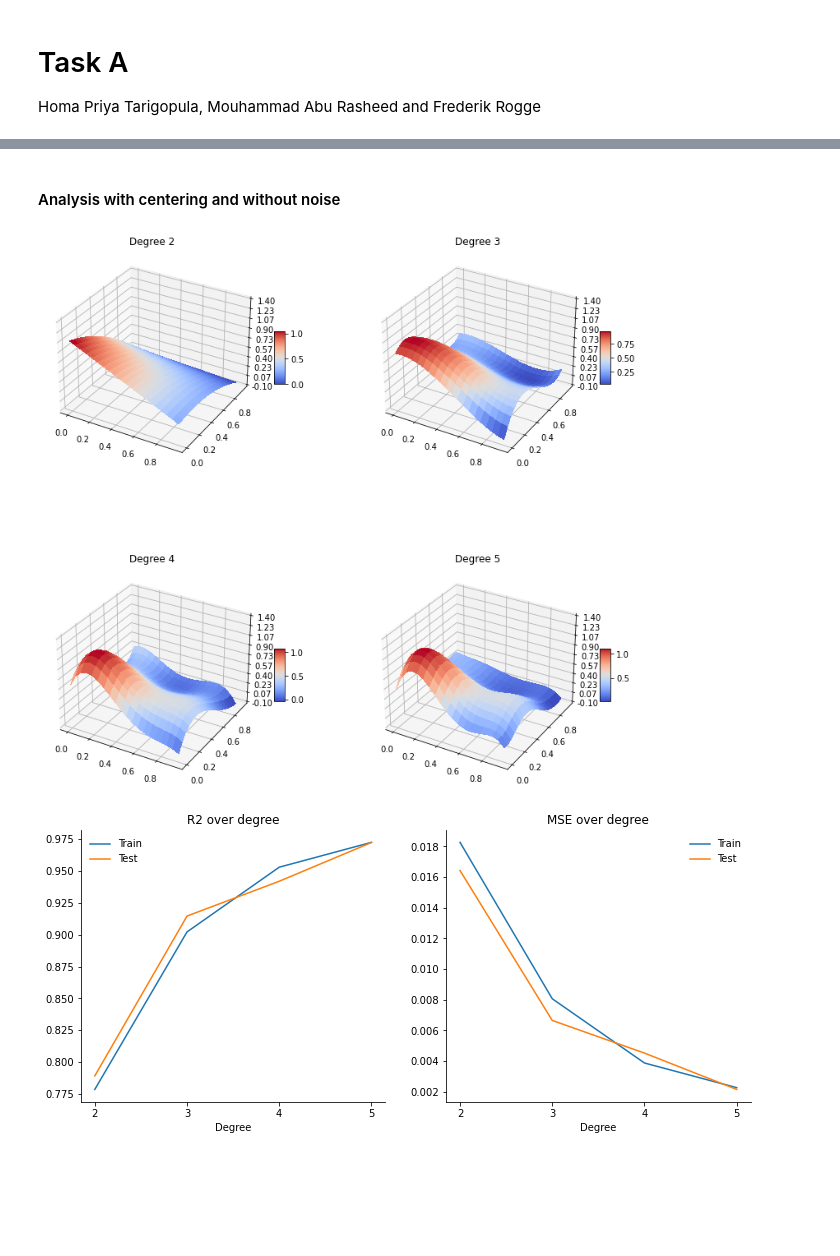
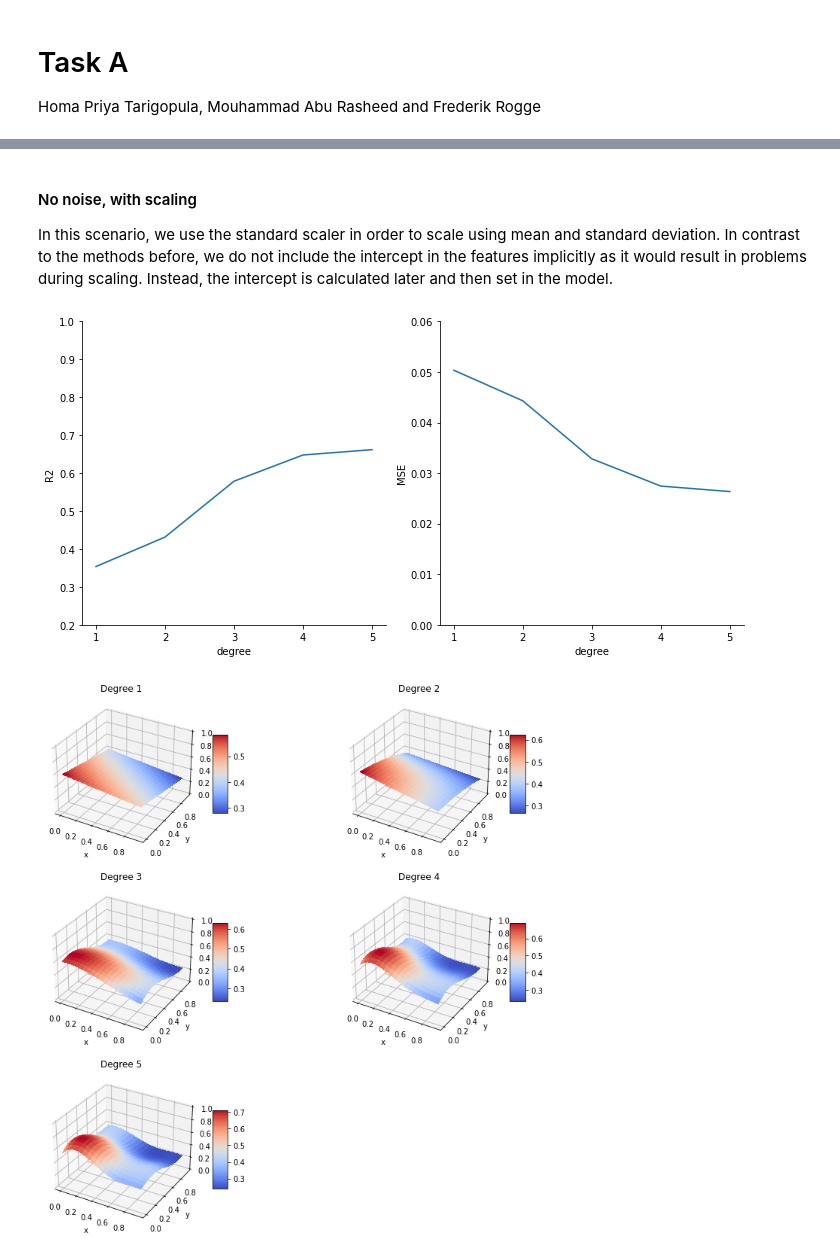
Before and after one commit to frederikrogge/compsci-project, a Jupyter notebook: Notebooks/task_a.ipynb, the cells around one changed output, grey strips where cells are left out. Cells and saved outputs as stored; diff of their text form; code cells hidden in the pictures; blank space fills up the shorter version.

```diff
--- a/Notebooks/task_a.ipynb
+++ b/Notebooks/task_a.ipynb
@@ -193,25 +168,68 @@ plot_metrics(rs, mse, degrees)
 # %% [markdown]
-#### Analysis with centering and without noise
+#### No noise, with scaling
+
+In this scenario, we use the standard scaler in order to scale using mean and standard deviation. In contrast to the methods before, we do not include the intercept in the features implicitly as it would result in problems during scaling. Instead, the intercept is calculated later and then set in the model.
 # %%
-# Specify degree of polynomial to be fitted
-degrees = [2, 3, 4, 5]
+degrees = [1, 2, 3, 4, 5]
+include_intercept = False
 
-# Perform OLS
-rs = []
-mse = []
+# Split dataset into train and test set
+X_train, X_test, y_train, y_test = train_test_split(features, labels, test_size=0.2, random_state=20)
+
+# Iterate over degrees
+mse_losses = []
+rs_scores = []
 predictions = []
 for d in degrees:
-    r2_train, r2_test, mse_train, mse_test, prediction = perform_ols(features, labels, d, normalize=True, scaling=False, add_noise=False)
-    rs.append([r2_train, r2_test])
-    mse.append([mse_train, mse_test])
-    predictions.append(prediction)
 
-# Plot predictions
-plot_predictions(x, y, predictions)
+    # Create polynomial features
+    poly = PolynomialFeatures(d, include_bias=include_intercept)
+    x_train = poly.fit_transform(X_train)
+    x_test = poly.transform(X_test)
+    x_pred = poly.transform(features)
 
-# Now, plot results to analyze
-plot_metrics(rs, mse, degrees)
+    # Scale data
+    scaler = StandardScaler(with_std=True)
+    x_train_scaled = scaler.fit_transform(x_train)
+    x_test_scaled = scaler.transform(x_test)
+
+    # Create model
+    model = LinearRegression(fit_intercept=include_intercept, dimension=x_train.shape[1])
+
+    # Fit model using matrix inversion
+    model.fit(x_train_scaled, y_train)
+    model.set_intercept(x_train, y_train)
+
+    # Get prediction on test data
+    y_hat = model.predict(x_test)
+
+    # Get mse loss and R2 score between test prediction and true labels
+    mse = MSE(y_test, y_hat)
+    r2 = R2(y_test, y_hat)
+
+    # Log
+    mse_losses.append(mse)
+    rs_scores.append(r2)
+    predictions.append(model.predict(x_pred).reshape(z.shape))
+
+
+fig, axes = plt.subplots(1, 2, figsize=(10, 5))
+plot_metric(y=rs_scores, x=degrees, x_label='degree', y_label='R2', ax=axes[0], y_limit=[0.2, 1])
+plot_metric(y=mse_losses, x=degrees, x_label='degree', y_label='MSE', ax=axes[1], y_limit=[0, 0.06])
+
+save_fig(fig, name='a_no-noise_scaling')
+# plt.show()
+
+fig = plt.figure(figsize=(13, 13))
+n = len(predictions)
+rows = np.ceil(n/2).astype(int)
+for i in range(n):
+    ax = fig.add_subplot(rows, 2, i+1, projection='3d')
+    plot_3d(x, y, predictions[i], title='Degree ' + str(i+1), show=False, figsize=(8, 8), ax=ax, fig=fig, z_limit=[0, 1])
+
+save_fig(fig, name='a_pred_no-noise_scaling')
+#plt.show()
 # %% [output]
-[figure, old version]
+[figure, new version]
-[figure, old version]
+[figure, new version]
 # %% [markdown]
```
Also changed, not shown: parts of 12 cells of this notebook, 17 other files.
